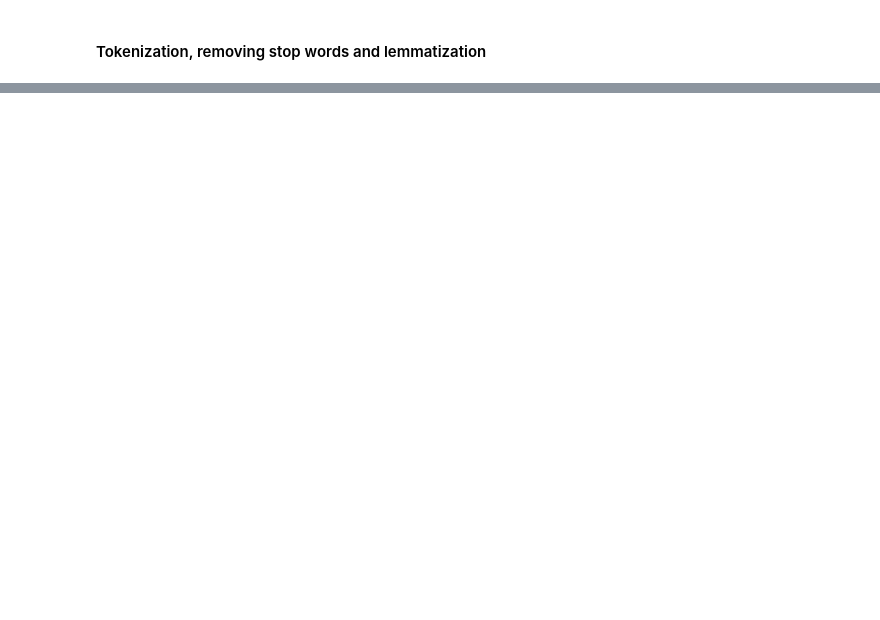
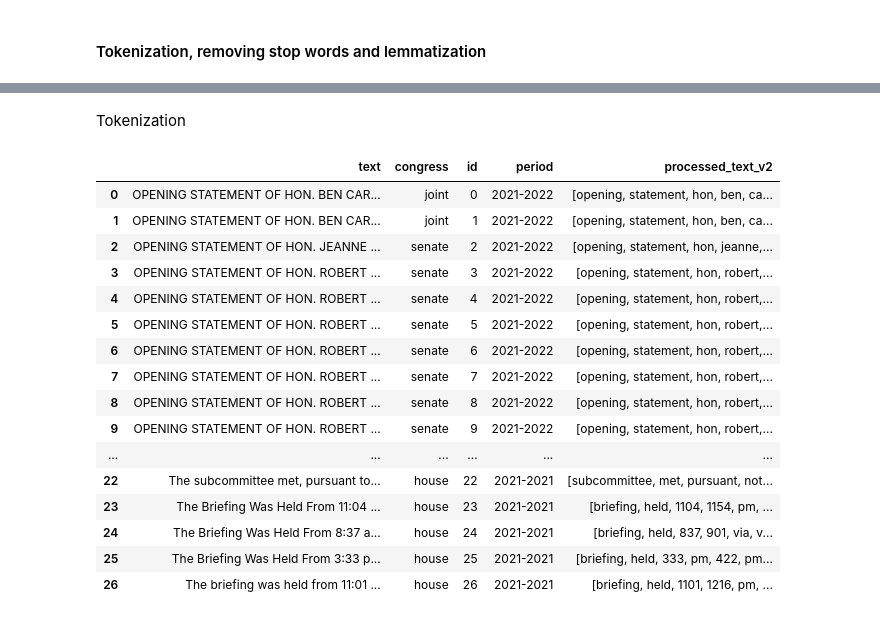
Before and after one commit to MariaFernandaOrtega/Topic-Modelling-Tutorial, a Jupyter notebook: Data and preprocessing.ipynb, the cells around one changed output, grey strips where cells are left out. Saved outputs shown, nothing was run; the diff lists cells and outputs as text; code cells hidden in the pictures; blank space fills up the shorter version.

Commit message:
preprocessed

```diff
--- a/Data and preprocessing.ipynb
+++ b/Data and preprocessing.ipynb
@@ -363,0 +666,54 @@ all_documents
+# %% [markdown]
+Tokenization
+# %%
+def preprocess_text_v2(text):
+    """
+    Function to tokenize, convert to lowercase, remove punctuation and stopwords,
+    and perform lemmatization on a given text.
+    """
+    # Lowercasing
+    text = text.lower()
+
+    # Remove punctuation
+    text = text.translate(str.maketrans('', '', string.punctuation))
+
+    # Tokenization
+    tokens = word_tokenize(text)
+
+    # Remove stopwords
+    stop_words = set(stopwords.words('english'))
+    filtered_tokens = [word for word in tokens if word not in stop_words]
+
+    # Lemmatization
+    lemmatizer = WordNetLemmatizer()
+    lemmatized_tokens = [lemmatizer.lemmatize(word) for word in filtered_tokens]
+
+    return lemmatized_tokens
+
+
+# Applying the updated preprocessing to the 'text' column
+all_documents_2['processed_text_v2'] = all_documents_2['text'].apply(preprocess_text_v2)
+
+# Optionally, save the processed data to a new CSV file
+#all_documents.to_csv('processed_data.csv', index=False)
+#all_documents
+# %%
+all_documents_2
+# %% [output]
+|  | text | congress | id | period | processed_text_v2 |
+| 0 | OPENING STATEMENT OF HON. BEN CAR... | joint | 0 | 2021-2022 | [opening, statement, hon, ben, ca... |
+| 1 | OPENING STATEMENT OF HON. BEN CAR... | joint | 1 | 2021-2022 | [opening, statement, hon, ben, ca... |
+| 2 | OPENING STATEMENT OF HON. JEANNE ... | senate | 2 | 2021-2022 | [opening, statement, hon, jeanne,... |
+| 3 | OPENING STATEMENT OF HON. ROBERT ... | senate | 3 | 2021-2022 | [opening, statement, hon, robert,... |
+| 4 | OPENING STATEMENT OF HON. ROBERT ... | senate | 4 | 2021-2022 | [opening, statement, hon, robert,... |
+| 5 | OPENING STATEMENT OF HON. ROBERT ... | senate | 5 | 2021-2022 | [opening, statement, hon, robert,... |
+| 6 | OPENING STATEMENT OF HON. ROBERT ... | senate | 6 | 2021-2022 | [opening, statement, hon, robert,... |
+| 7 | OPENING STATEMENT OF HON. ROBERT ... | senate | 7 | 2021-2022 | [opening, statement, hon, robert,... |
+| 8 | OPENING STATEMENT OF HON. ROBERT ... | senate | 8 | 2021-2022 | [opening, statement, hon, robert,... |
+| 9 | OPENING STATEMENT OF HON. ROBERT ... | senate | 9 | 2021-2022 | [opening, statement, hon, robert,... |
+| ... | ... | ... | ... | ... | ... |
+| 22 | The subcommittee met, pursuant to... | house | 22 | 2021-2021 | [subcommittee, met, pursuant, not... |
+| 23 | The Briefing Was Held From 11:04 ... | house | 23 | 2021-2021 | [briefing, held, 1104, 1154, pm, ... |
+| 24 | The Briefing Was Held From 8:37 a... | house | 24 | 2021-2021 | [briefing, held, 837, 901, via, v... |
+| 25 | The Briefing Was Held From 3:33 p... | house | 25 | 2021-2021 | [briefing, held, 333, pm, 422, pm... |
+| 26 | The briefing was held from 11:01 ... | house | 26 | 2021-2021 | [briefing, held, 1101, 1216, pm, ... |
```
Also changed, not shown: parts of 18 cells of this notebook, 28 other files.
